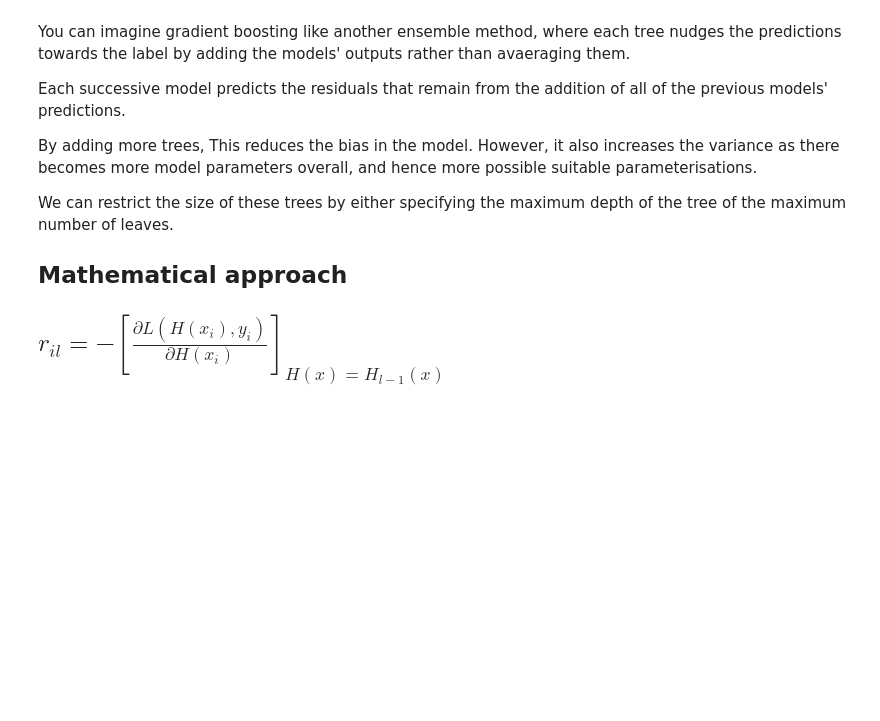
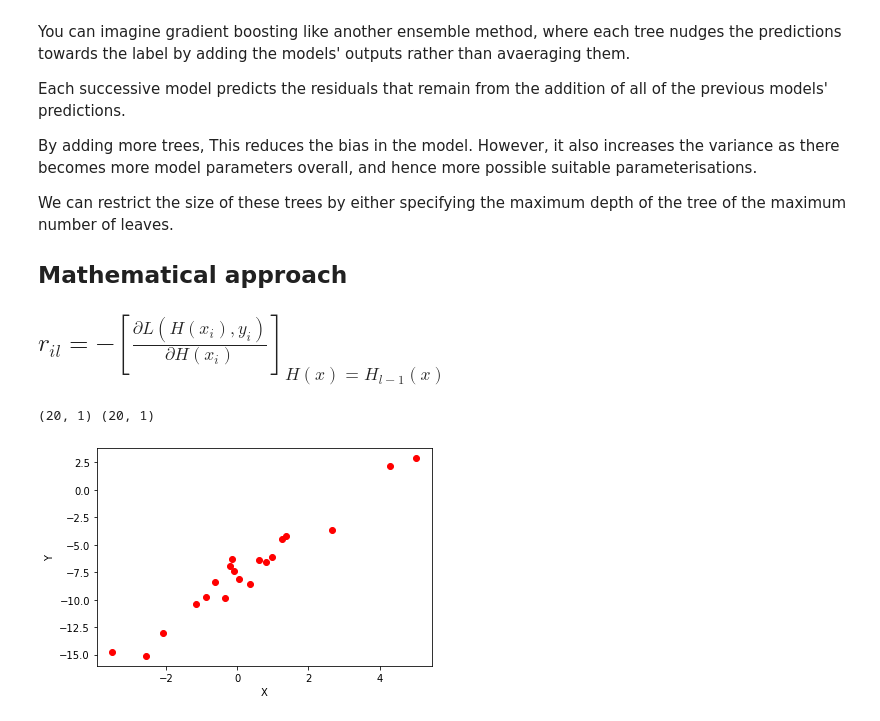
Before and after one commit to TataAndBigData/Practical-ML-DS, a Jupyter notebook: Chapter 1. Machine Learning Foundations/17. Gradient Boosting and XGBoost.ipynb, the cells around one changed output. Cells and saved outputs as stored; diff of their text form; code cells hidden in the pictures; blank space fills up the shorter version.

Commit message:
added regression utils and boosting alg works

```diff
--- a/Chapter 1. Machine Learning Foundations/17. Gradient Boosting and XGBoost.ipynb
+++ b/Chapter 1. Machine Learning Foundations/17. Gradient Boosting and XGBoost.ipynb
@@ -93,3 +93,11 @@ We can restrict the size of these trees by either specifying the maximum depth o
 
 ##
 ## $r_{il} = - [\frac{\partial L(H(x_i), y_i)}{\partial H(x_i)}]_{H(x)=H_{l-1}(x)}$
+# %%
+from utils import get_regression_data, show_regression_data, visualise_regression_predictions
+
+X, Y = get_regression_data()
+show_regression_data(X, Y)
+# %% [output]
+(20, 1) (20, 1)
+[figure, added]
```
Also changed, not shown: parts of 1 cell of this notebook, 1 other file.
